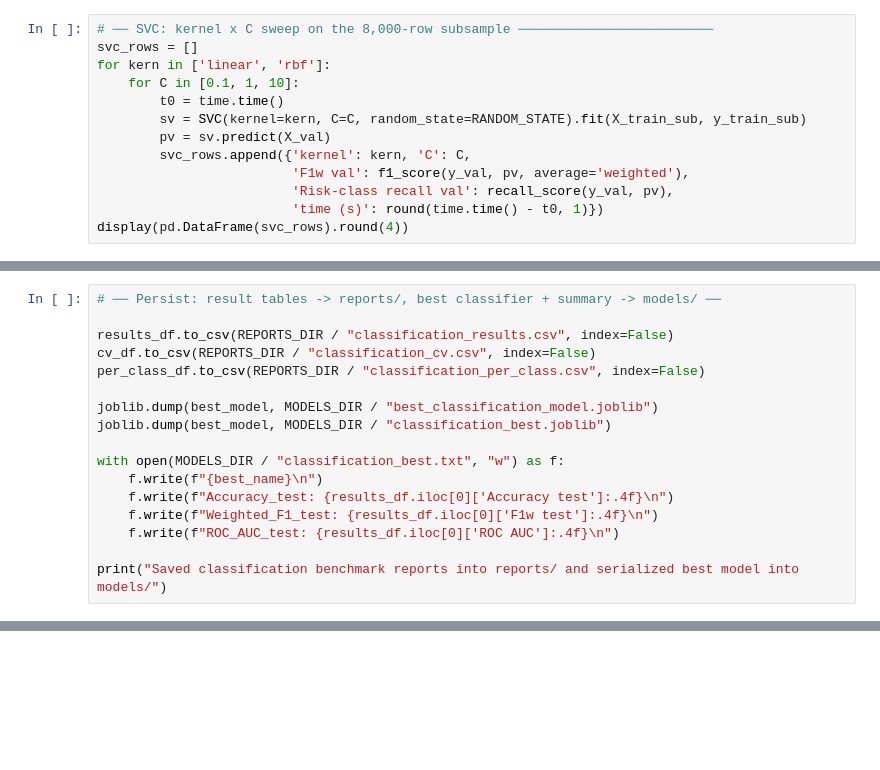
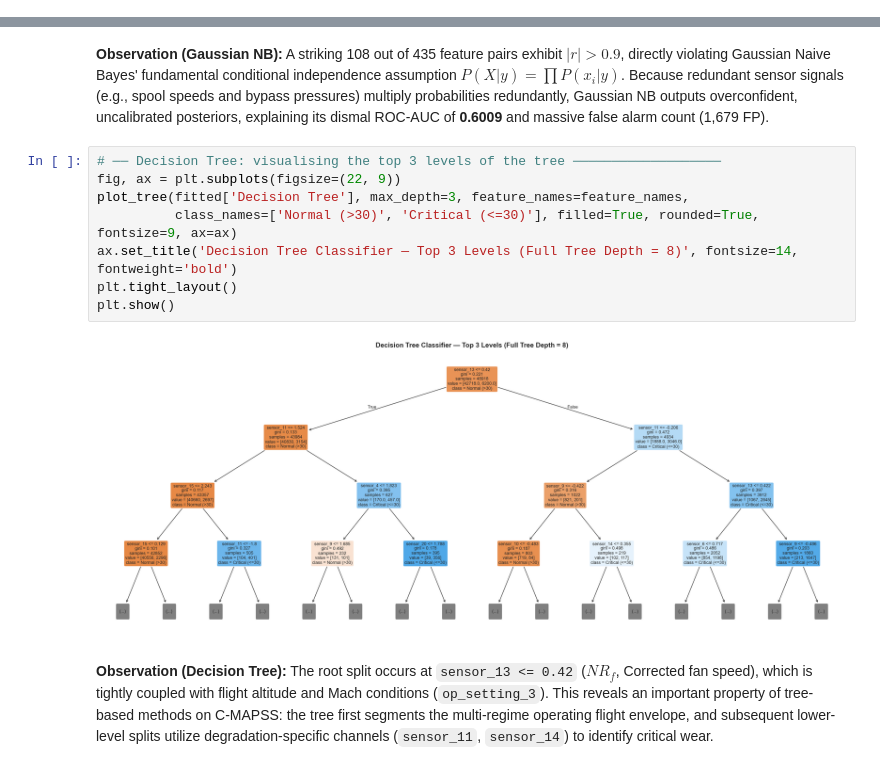
Before and after one commit to Dharshanashri-2986/ML_CAPSTONE_TEAM-14, a Jupyter notebook: notebooks/03_Classification.ipynb, the cells around one changed output, grey strips where cells are left out. Cells and saved outputs as stored; diff of their text form; blank space fills up the shorter version.

Commit message:
Update classification models for Review 2

```diff
--- a/notebooks/03_Classification.ipynb
+++ b/notebooks/03_Classification.ipynb
@@ -510,13 +0,0 @@ plt.tight_layout(); plt.show()
-# %%
-# ── SVC: kernel x C sweep on the 8,000-row subsample ─────────────────────────
-svc_rows = []
-for kern in ['linear', 'rbf']:
-    for C in [0.1, 1, 10]:
-        t0 = time.time()
-        sv = SVC(kernel=kern, C=C, random_state=RANDOM_STATE).fit(X_train_sub, y_train_sub)
-        pv = sv.predict(X_val)
-        svc_rows.append({'kernel': kern, 'C': C,
-                         'F1w val': f1_score(y_val, pv, average='weighted'),
-                         'Risk-class recall val': recall_score(y_val, pv),
-                         'time (s)': round(time.time() - t0, 1)})
-display(pd.DataFrame(svc_rows).round(4))
@@ -707,17 +0,0 @@ plt.show()
-# %%
-# ── Persist: result tables -> reports/, best classifier + summary -> models/ ──
-
-results_df.to_csv(REPORTS_DIR / "classification_results.csv", index=False)
-cv_df.to_csv(REPORTS_DIR / "classification_cv.csv", index=False)
-per_class_df.to_csv(REPORTS_DIR / "classification_per_class.csv", index=False)
-
-joblib.dump(best_model, MODELS_DIR / "best_classification_model.joblib")
-joblib.dump(best_model, MODELS_DIR / "classification_best.joblib")
-
-with open(MODELS_DIR / "classification_best.txt", "w") as f:
-    f.write(f"{best_name}\n")
-    f.write(f"Accuracy_test: {results_df.iloc[0]['Accuracy test']:.4f}\n")
-    f.write(f"Weighted_F1_test: {results_df.iloc[0]['F1w test']:.4f}\n")
-    f.write(f"ROC_AUC_test: {results_df.iloc[0]['ROC AUC']:.4f}\n")
-
-print("Saved classification benchmark reports into reports/ and serialized best model into models/")
@@ -793,0 +353,14 @@ ROC curves plotted: 5
+# %% [markdown]
+**Observation (Gaussian NB):** A striking 108 out of 435 feature pairs exhibit $|r| > 0.9$, directly violating Gaussian Naive Bayes' fundamental conditional independence assumption $P(X|y) = \prod P(x_i|y)$. Because redundant sensor signals (e.g., spool speeds and bypass pressures) multiply probabilities redundantly, Gaussian NB outputs overconfident, uncalibrated posteriors, explaining its dismal ROC-AUC of **0.6009** and massive false alarm count (1,679 FP).
+# %%
+# ── Decision Tree: visualising the top 3 levels of the tree ───────────────────
+fig, ax = plt.subplots(figsize=(22, 9))
+plot_tree(fitted['Decision Tree'], max_depth=3, feature_names=feature_names,
+          class_names=['Normal (>30)', 'Critical (<=30)'], filled=True, rounded=True, fontsize=9, ax=ax)
+ax.set_title('Decision Tree Classifier — Top 3 Levels (Full Tree Depth = 8)', fontsize=14, fontweight='bold')
+plt.tight_layout()
+plt.show()
+# %% [output]
+[figure, added]
+# %% [markdown]
+**Observation (Decision Tree):** The root split occurs at `sensor_13 <= 0.42` ($NR_f$, Corrected fan speed), which is tightly coupled with flight altitude and Mach conditions (`op_setting_3`). This reveals an important property of tree-based methods on C-MAPSS: the tree first segments the multi-regime operating flight envelope, and subsequent lower-level splits utilize degradation-specific channels (`sensor_11`, `sensor_14`) to identify critical wear.
```
Also changed, not shown: parts of 102 cells of this notebook, 6 other files.
